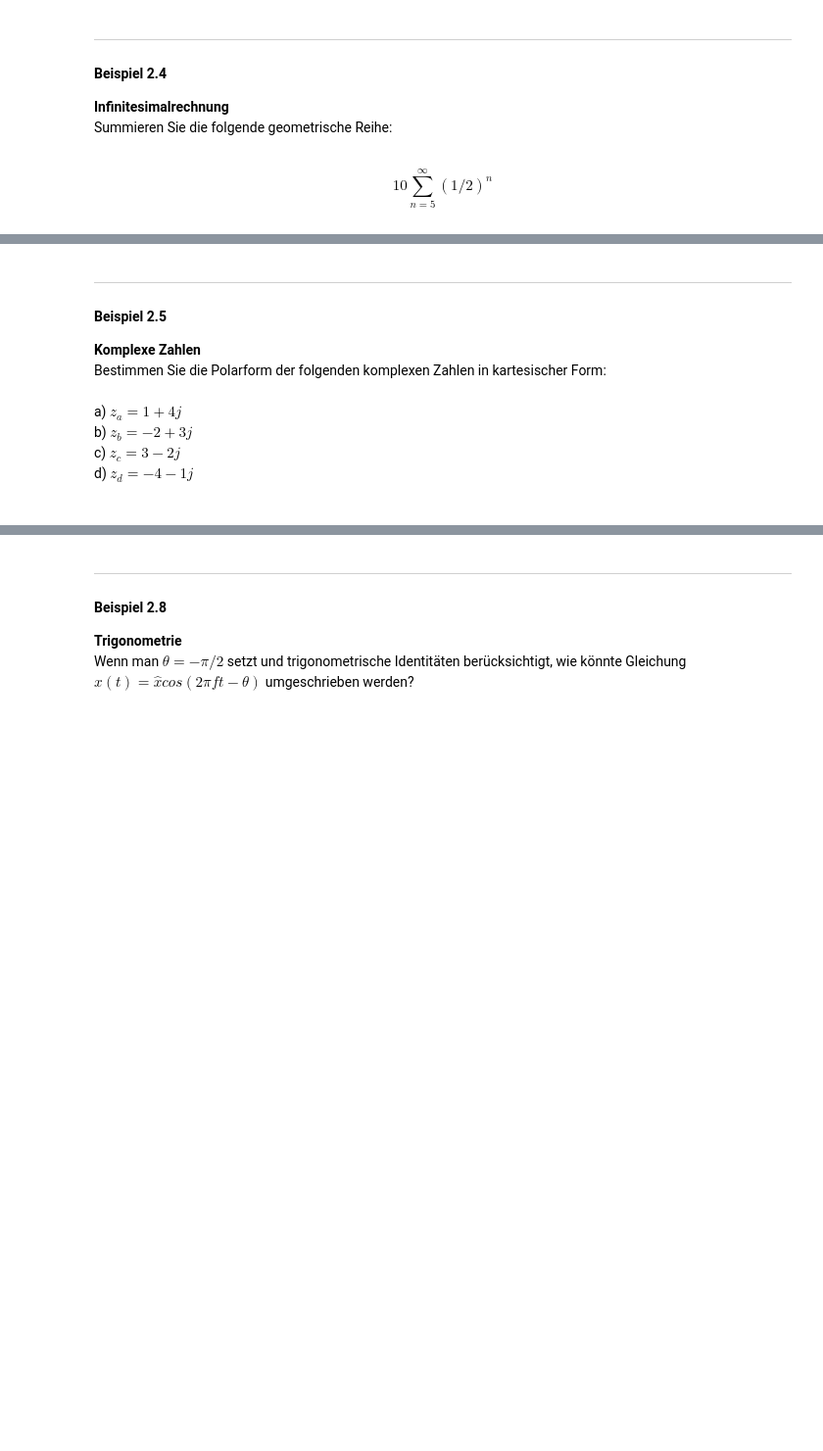
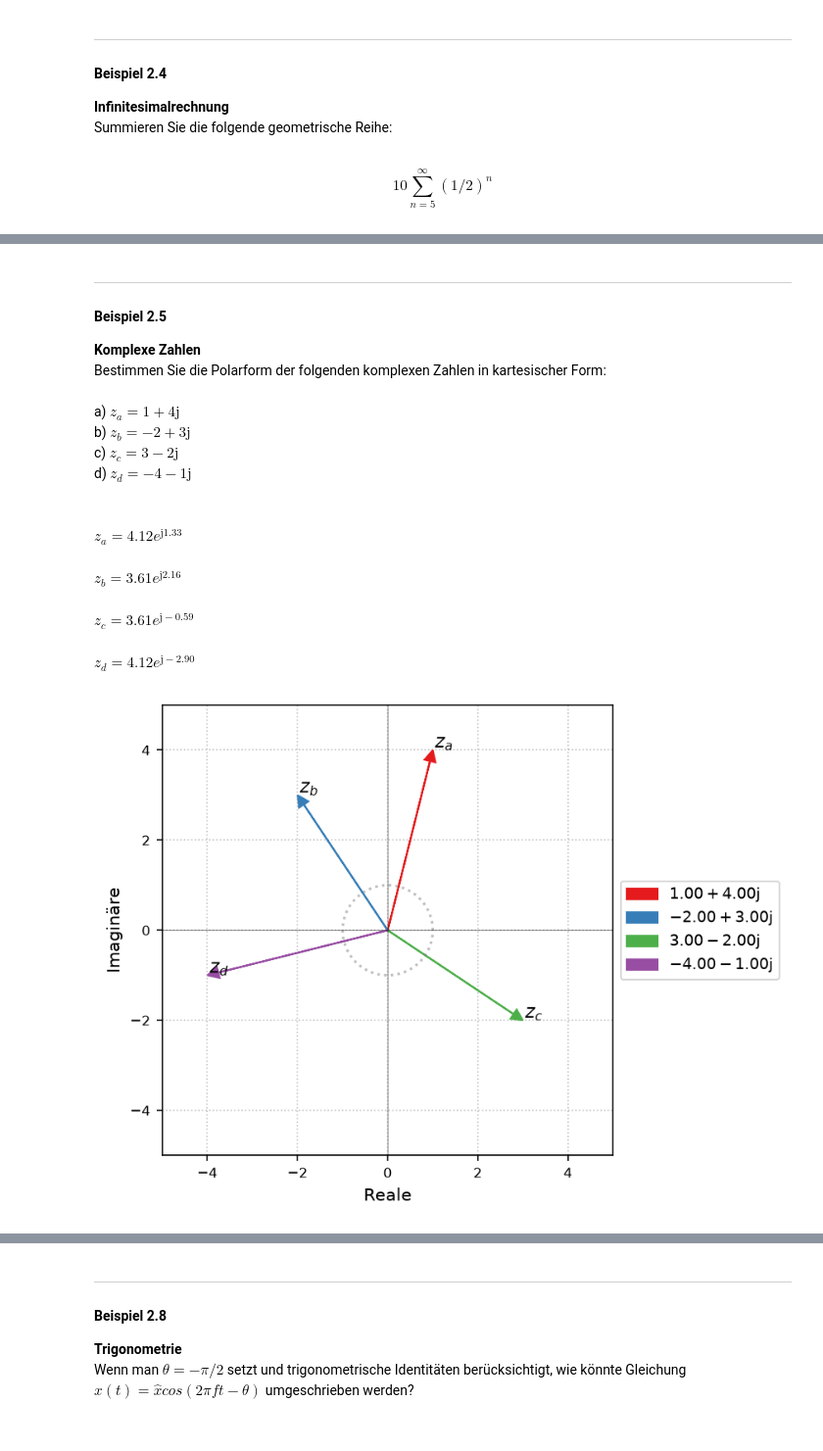
Before and after one commit to ferreirafurtado/ET1031_SigSys_HWR, a Jupyter notebook: Jupyter Notebook/ET1031_SigSys_JN_Kapitel-02.ipynb, the cells around one changed output, grey strips where cells are left out. Shown at 98% size. Saved outputs shown, nothing was run; the diff lists cells and outputs as text; code cells hidden in the pictures; blank space fills up the shorter version.

Commit message:
minor formating corrections; typos; added requirements

```diff
--- a/Jupyter Notebook/ET1031_SigSys_JN_Kapitel-02.ipynb
+++ b/Jupyter Notebook/ET1031_SigSys_JN_Kapitel-02.ipynb
@@ -95,7 +95,8 @@ def plot_complex(**z):
     # Plot the complex numbers
     n = 0
     for z_ in z:
-        label = '$' + z_ + ' = {0:.2f} {1} {2:.2f}j'.format(z[z_].real, '+-'[z[z_].imag < 0], abs(z[z_].imag)) + '$'
+        label = f"${z[z_]:.2f}$".replace("j", r"\mathrm{j}")
+        #label = '$' + z_ + ' = {0:.2f} {1} {2:.2f}j'.format(z[z_].real, '+-'[z[z_].imag < 0], abs(z[z_].imag)) + '$'
         ax.arrow(0, 0, z[z_].real, z[z_].imag, label=label, length_includes_head=True,\
             head_width=limit/20, head_length=limit/20, fc=plt.get_cmap('Set1').colors[n], ec=plt.get_cmap('Set1').colors[n])
         ax.annotate('$' +z_ + '$', (z[z_].real + limit/100, z[z_].imag + limit/100,) , fontsize=11)
@@ -110,8 +111,9 @@ def plot_complex(**z):
     ax.set_ylabel('Imaginäre')
     ax.tick_params(axis="x", labelsize=8)
     ax.tick_params(axis="y", labelsize=8)
-    ax.axhline(0, color='black', lw=0.5, alpha=0.5)
-    ax.axvline(0, color='black', lw=0.5, alpha=0.5)
+    line_kwargs = {"color": "black", "lw":0.5, "alpha": 0.5}
+    ax.axhline(0, **line_kwargs)
+    ax.axvline(0, **line_kwargs)
     ax.set_aspect(1)
     ax.set_axisbelow(True)
     plt.grid(linestyle=':', color='grey', alpha=0.5)
@@ -209,26 +221,32 @@ __Komplexe Zahlen__
 Bestimmen Sie die Polarform der folgenden komplexen Zahlen in kartesischer Form:
 <br/>
 <br/>
-a) $z_a = 1 + 4j$<br/>
-b) $z_b = -2 + 3j$<br/>
-c) $z_c = 3 - 2j$<br/>
-d) $z_d = -4 -1j$<br/>
+a) $z_a = 1 + 4\mathrm{j}$<br/>
+b) $z_b = -2 + 3\mathrm{j}$<br/>
+c) $z_c = 3 - 2\mathrm{j}$<br/>
+d) $z_d = -4 -1\mathrm{j}$<br/>
 <br/>
 # %%
 # Set the input data in cartesian form
 z_a = 1 + 4j
 z_b = -2 + 3j
 z_c = 3 - 2j
 z_d = -4 - 1j
 
 # Display the convertion in the polar form
-display(Latex('$z_a = ' + str.format(f'{cartesian2polar(z_a)[0]:.{2}f}') + 'e^{j('+ str.format(f'{cartesian2polar(z_a)[1]:.{3}f}') +')}$'))
-display(Latex('$z_b = ' + str.format(f'{cartesian2polar(z_b)[0]:.{2}f}') + 'e^{j('+ str.format(f'{cartesian2polar(z_b)[1]:.{3}f}') +')}$'))
-display(Latex('$z_c = ' + str.format(f'{cartesian2polar(z_c)[0]:.{2}f}') + 'e^{j('+ str.format(f'{cartesian2polar(z_c)[1]:.{3}f}') +')}$'))
-display(Latex('$z_d = ' + str.format(f'{cartesian2polar(z_d)[0]:.{2}f}') + 'e^{j('+ str.format(f'{cartesian2polar(z_d)[1]:.{3}f}') +')}$'))
+display(Latex(f"$z_a = {cartesian2polar(z_a)[0]:.2f}e^{{\\mathrm{{j}}{cartesian2polar(z_a)[1]:.2f}}}$"))
+display(Latex(f"$z_b = {cartesian2polar(z_b)[0]:.2f}e^{{\\mathrm{{j}}{cartesian2polar(z_b)[1]:.2f}}}$"))
+display(Latex(f"$z_c = {cartesian2polar(z_c)[0]:.2f}e^{{\\mathrm{{j}}{cartesian2polar(z_c)[1]:.2f}}}$"))
+display(Latex(f"$z_d = {cartesian2polar(z_d)[0]:.2f}e^{{\\mathrm{{j}}{cartesian2polar(z_d)[1]:.2f}}}$"))
 
 # Plot the graphic
 plot_complex(z_a=z_a, z_b=z_b, z_c=z_c, z_d=z_d)
+# %% [output]
+$z_a = 4.12e^{\mathrm{j}1.33}$
+$z_b = 3.61e^{\mathrm{j}2.16}$
+$z_c = 3.61e^{\mathrm{j}-0.59}$
+$z_d = 4.12e^{\mathrm{j}-2.90}$
+[figure, added]
 # %% [markdown]
 <hr style="border:solid #000000 1px;height:1px;">
 
```
Also changed, not shown: parts of 18 cells of this notebook, 2 other files.
